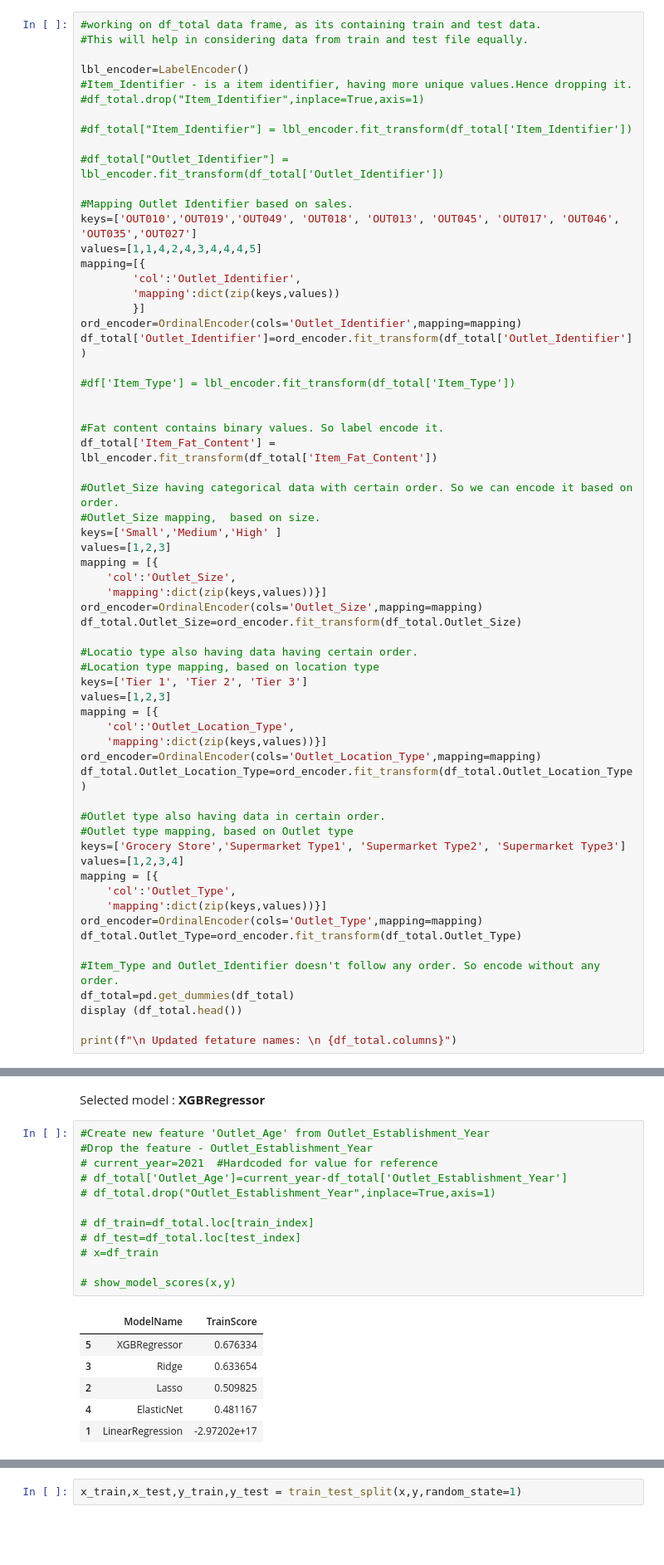
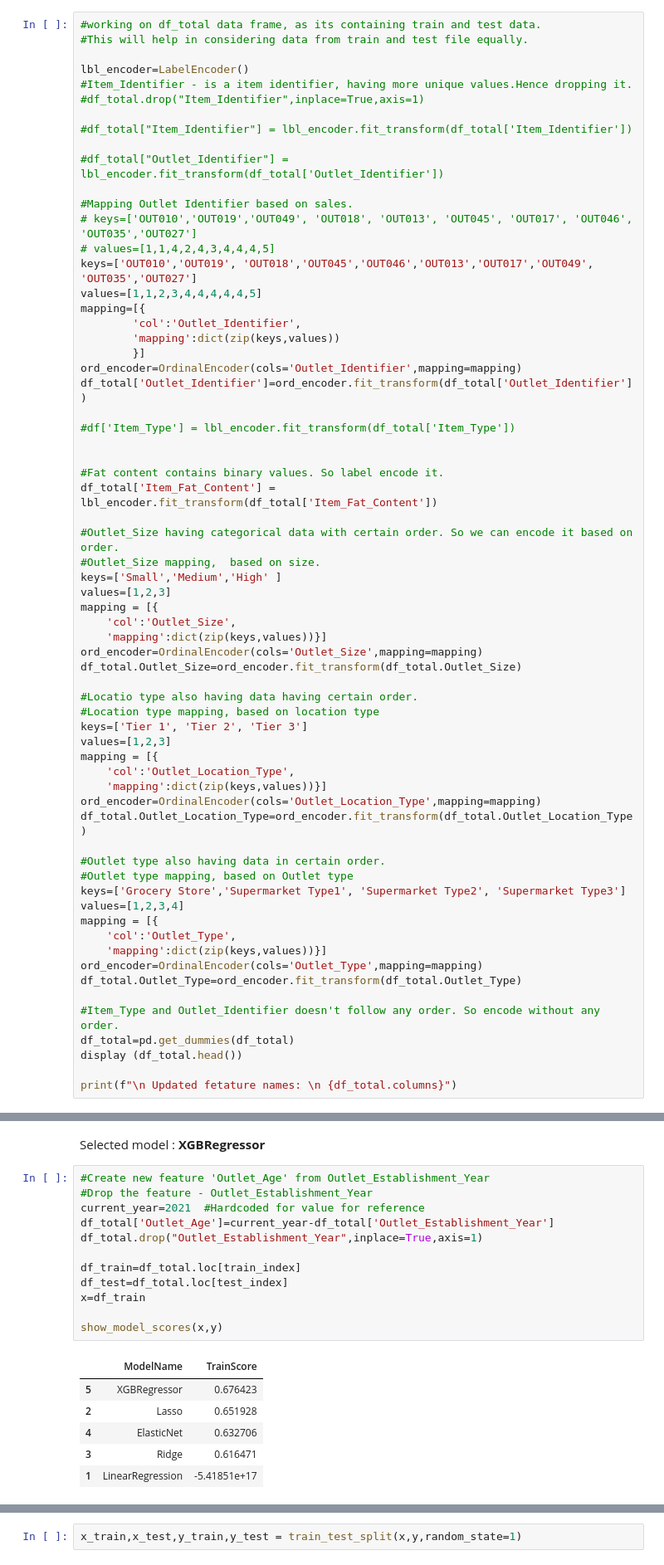
Before and after one commit to ajithcl/BigmartSalesPrediction, a Jupyter notebook: BigmartSalesPrediction.ipynb, the cells around one changed output, grey strips where cells are left out. Shown at 83% size. Drawn from its saved outputs; the diff is of its cells as text; blank space fills up the shorter version.

Commit message:
AV score # 1168.748
Age feature created out of Establishment year.

```diff
--- a/BigmartSalesPrediction.ipynb
+++ b/BigmartSalesPrediction.ipynb
@@ -1162,8 +1162,10 @@ lbl_encoder=LabelEncoder()
 #df_total["Outlet_Identifier"] = lbl_encoder.fit_transform(df_total['Outlet_Identifier'])
 
 #Mapping Outlet Identifier based on sales.
-keys=['OUT010','OUT019','OUT049', 'OUT018', 'OUT013', 'OUT045', 'OUT017', 'OUT046', 'OUT035','OUT027']
-values=[1,1,4,2,4,3,4,4,4,5]
+# keys=['OUT010','OUT019','OUT049', 'OUT018', 'OUT013', 'OUT045', 'OUT017', 'OUT046', 'OUT035','OUT027']
+# values=[1,1,4,2,4,3,4,4,4,5]
+keys=['OUT010','OUT019', 'OUT018','OUT045','OUT046','OUT013','OUT017','OUT049', 'OUT035','OUT027']
+values=[1,1,2,3,4,4,4,4,4,5]
 mapping=[{
         'col':'Outlet_Identifier',
         'mapping':dict(zip(keys,values))
@@ -1547,22 +1549,22 @@ Selected model : XGBRegressor
 # %%
 #Create new feature 'Outlet_Age' from Outlet_Establishment_Year
 #Drop the feature - Outlet_Establishment_Year
-# current_year=2021  #Hardcoded for value for reference
-# df_total['Outlet_Age']=current_year-df_total['Outlet_Establishment_Year']
-# df_total.drop("Outlet_Establishment_Year",inplace=True,axis=1)
+current_year=2021  #Hardcoded for value for reference
+df_total['Outlet_Age']=current_year-df_total['Outlet_Establishment_Year']
+df_total.drop("Outlet_Establishment_Year",inplace=True,axis=1)
 
-# df_train=df_total.loc[train_index]
-# df_test=df_total.loc[test_index]
-# x=df_train
+df_train=df_total.loc[train_index]
+df_test=df_total.loc[test_index]
+x=df_train
 
-# show_model_scores(x,y)
+show_model_scores(x,y)
 # %% [output]
 |  | ModelName | TrainScore |
-| 5 | XGBRegressor | 0.676334 |
-| 3 | Ridge | 0.633654 |
-| 2 | Lasso | 0.509825 |
-| 4 | ElasticNet | 0.481167 |
-| 1 | LinearRegression | -2.97202e+17 |
+| 5 | XGBRegressor | 0.676423 |
+| 2 | Lasso | 0.651928 |
+| 4 | ElasticNet | 0.632706 |
+| 3 | Ridge | 0.616471 |
+| 1 | LinearRegression | -5.41851e+17 |
 Selected model : XGBRegressor
 # %%
 #Standardizing features doesn't have any impact on model scores. Hence commenting below section
```
Also changed, not shown: parts of 4 cells of this notebook, 1 other file.
